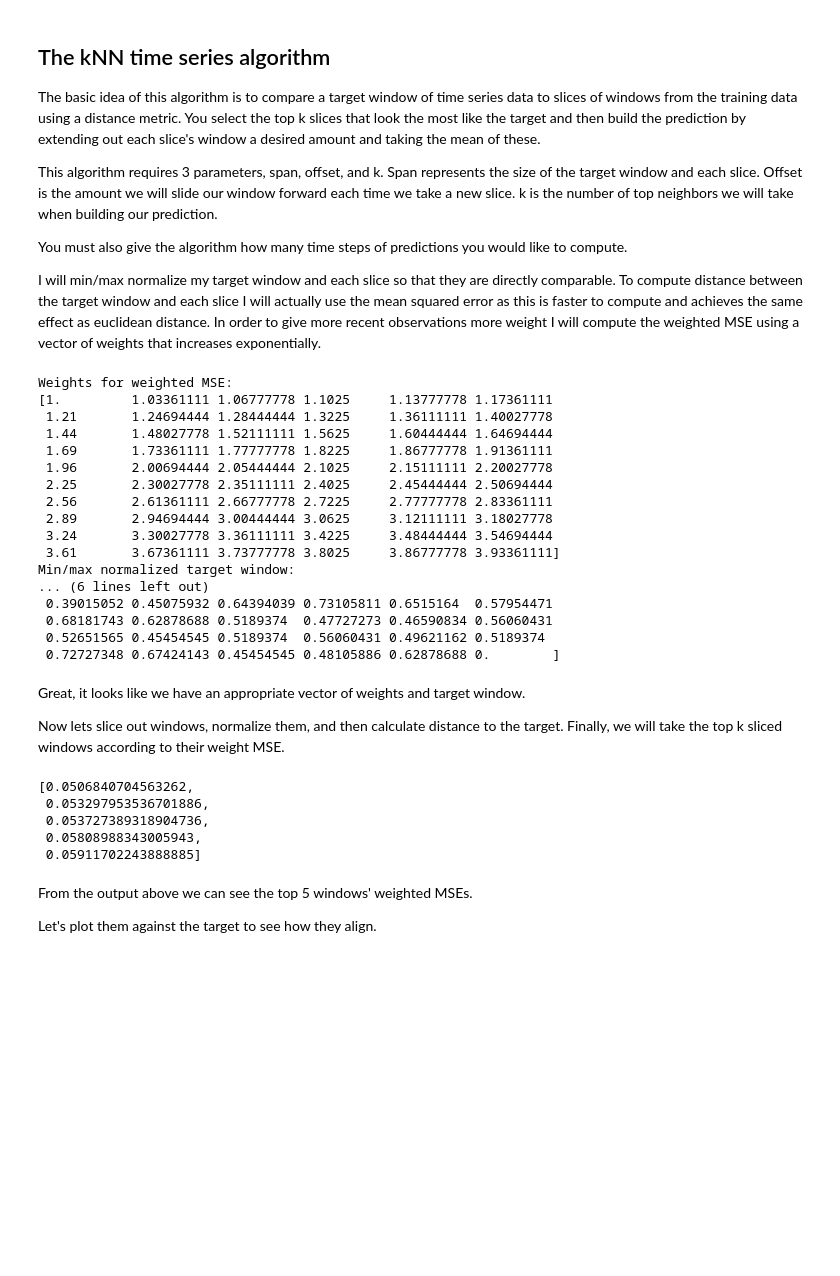
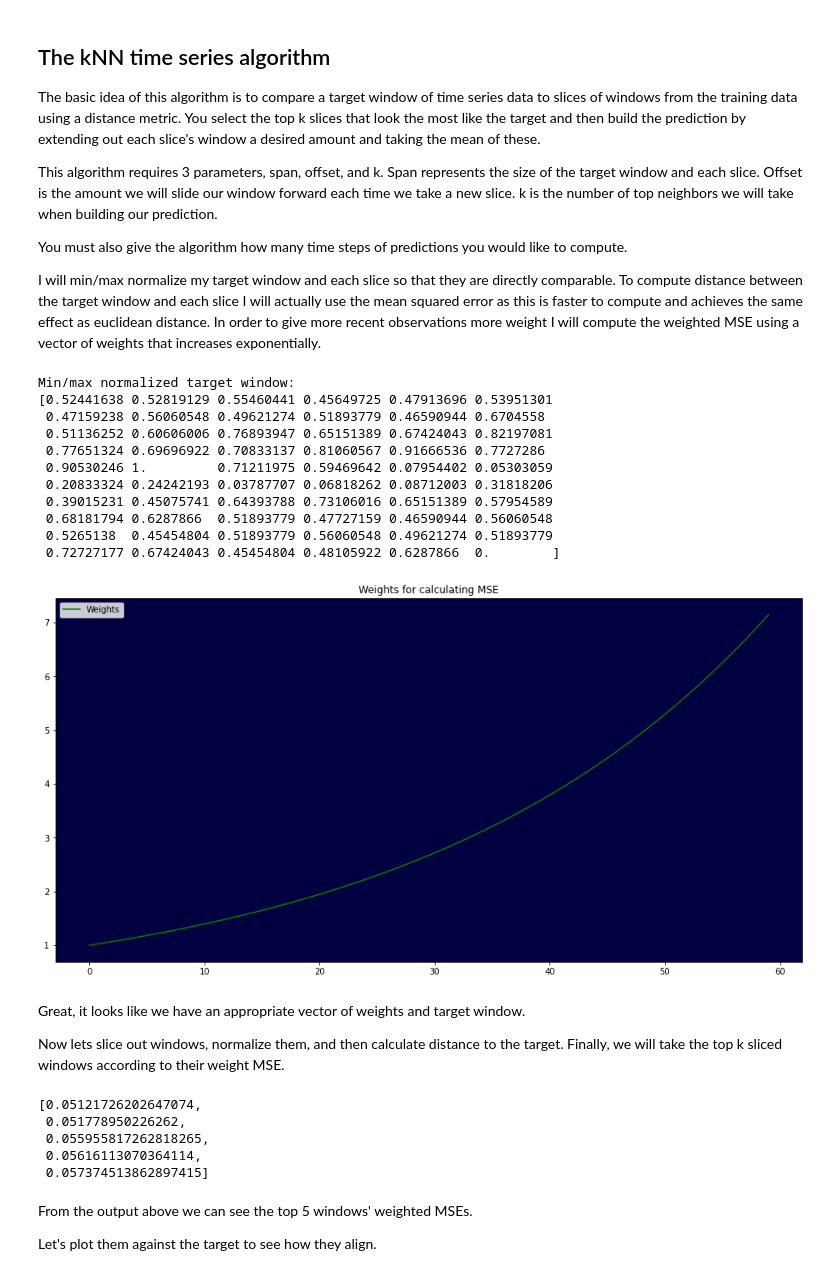
Before and after one commit to tylerhill90/DA5030_final_project, a Jupyter notebook: reports/knn_ts.ipynb, the cells around one changed output. Drawn from its saved outputs; the diff is of its cells as text; code cells hidden in the pictures; blank space fills up the shorter version.

```diff
--- a/reports/knn_ts.ipynb
+++ b/reports/knn_ts.ipynb
@@ -68,45 +67,45 @@ I will min/max normalize my target window and each slice so that they are direct
 # %%
 span = 60
 offset = 5
 k = 5
 
 data = train
 min_max_scaler = preprocessing.MinMaxScaler()
 
 # Slice out target
 target = data[-span:]
 # Min/max normalize
 x = target.values.reshape(-1,1)
 x_scaled = min_max_scaler.fit_transform(x).reshape(span,)
 norm = pd.Series(x_scaled, index=target.index, name="norm")
 # Add index position from original data
 index = pd.Series(np.arange(len(target)-span, len(target), 1), index=target.index, name="index")
 target = pd.concat([target, norm, index], axis=1)
 
 # For weighted MSE
-y_step = 1/span
-y_weights = np.arange(1, 2, y_step)
-y_weights = y_weights**2
-print(f"Weights for weighted MSE:\n{y_weights}")
+y_step = 2/span
+y_weights = np.arange(0, 2, y_step)
+y_weights = [exp(y) for y in y_weights]
 print(f"Min/max normalized target window:\n{target['norm'].values}")
+fig, ax = plt.subplots(figsize=(16,8))
+ax.set_facecolor("#000041")
+plt.plot(y_weights, color="green", label="Weights")
+plt.legend()
+plt.title(f"Weights for calculating MSE")
+plt.show()
 # %% [output]
-Weights for weighted MSE:
-[1.         1.03361111 1.06777778 1.1025     1.13777778 1.17361111
- 1.21       1.24694444 1.28444444 1.3225     1.36111111 1.40027778
- 1.44       1.48027778 1.52111111 1.5625     1.60444444 1.64694444
- 1.69       1.73361111 1.77777778 1.8225     1.86777778 1.91361111
- 1.96       2.00694444 2.05444444 2.1025     2.15111111 2.20027778
- 2.25       2.30027778 2.35111111 2.4025     2.45444444 2.50694444
- 2.56       2.61361111 2.66777778 2.7225     2.77777778 2.83361111
- 2.89       2.94694444 3.00444444 3.0625     3.12111111 3.18027778
- 3.24       3.30027778 3.36111111 3.4225     3.48444444 3.54694444
- 3.61       3.67361111 3.73777778 3.8025     3.86777778 3.93361111]
 Min/max normalized target window:
-... (6 lines left out)
- 0.39015052 0.45075932 0.64394039 0.73105811 0.6515164  0.57954471
- 0.68181743 0.62878688 0.5189374  0.47727273 0.46590834 0.56060431
- 0.52651565 0.45454545 0.5189374  0.56060431 0.49621162 0.5189374
- 0.72727348 0.67424143 0.45454545 0.48105886 0.62878688 0.        ]
+[0.52441638 0.52819129 0.55460441 0.45649725 0.47913696 0.53951301
+ 0.47159238 0.56060548 0.49621274 0.51893779 0.46590944 0.6704558
+ 0.51136252 0.60606006 0.76893947 0.65151389 0.67424043 0.82197081
+ 0.77651324 0.69696922 0.70833137 0.81060567 0.91666536 0.7727286
+ 0.90530246 1.         0.71211975 0.59469642 0.07954402 0.05303059
+ 0.20833324 0.24242193 0.03787707 0.06818262 0.08712003 0.31818206
+ 0.39015231 0.45075741 0.64393788 0.73106016 0.65151389 0.57954589
+ 0.68181794 0.6287866  0.51893779 0.47727159 0.46590944 0.56060548
+ 0.5265138  0.45454804 0.51893779 0.56060548 0.49621274 0.51893779
+ 0.72727177 0.67424043 0.45454804 0.48105922 0.6287866  0.        ]
+[figure, added]
 # %% [markdown]
 Great, it looks like we have an appropriate vector of weights and target window.
 
@@ -139,11 +138,11 @@ for i in range(0, end, offset):
 top_k = sorted(vecs.keys())[:k]
 top_k
 # %% [output]
-[0.0506840704563262,
- 0.053297953536701886,
- 0.053727389318904736,
- 0.05808988343005943,
- 0.05911702243888885]
+[0.05121726202647074,
+ 0.051778950226262,
+ 0.055955817262818265,
+ 0.05616113070364114,
+ 0.057374513862897415]
 # %% [markdown]
 From the output above we can see the top 5 windows' weighted MSEs.
 
```
Also changed, not shown: parts of 23 cells of this notebook, 34 other files.
